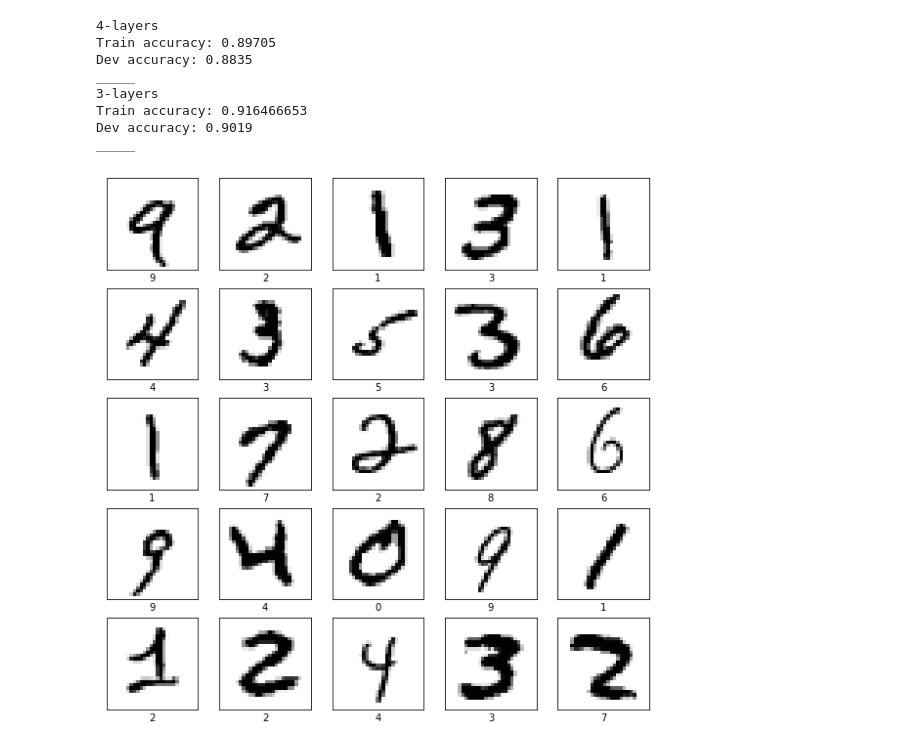
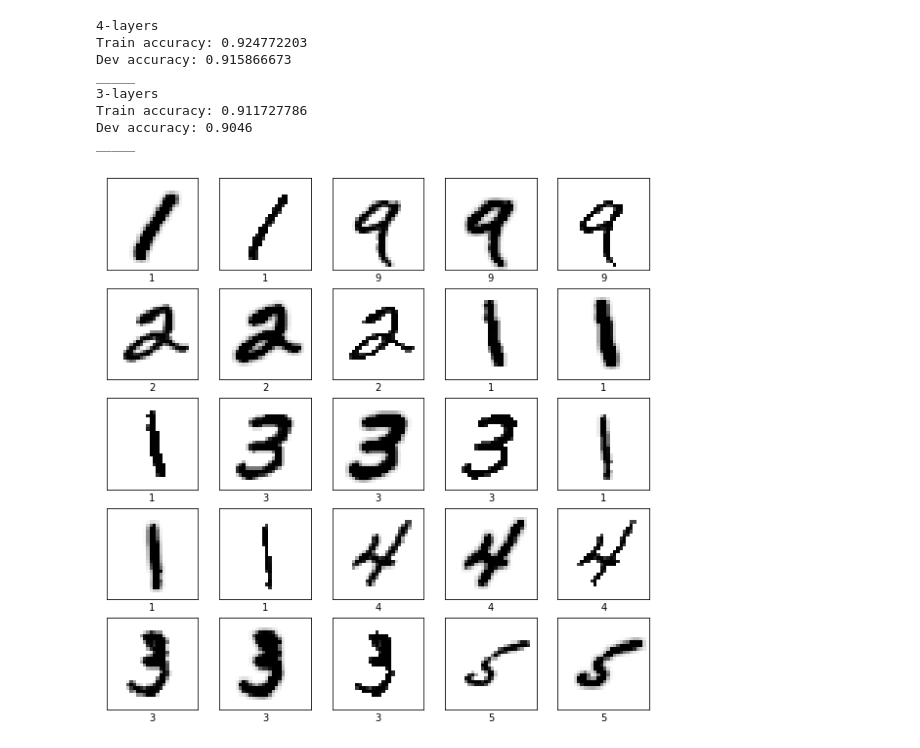
Before and after one commit to asarwinski/NeuralNetworks, a Jupyter notebook: MNIST/mnist.ipynb, the cells around one changed output. Saved outputs shown, nothing was run; the diff lists cells and outputs as text; code cells hidden in the pictures.

Commit message:
Training data is being blured and sharpedned

```diff
--- a/MNIST/mnist.ipynb
+++ b/MNIST/mnist.ipynb
@@ -256,16 +240,38 @@ def get_training_data(batch_size):
 # %%
 def blur(img):
+    img = tf.reshape(img, [1,image_height,image_width,1])
     kernel = tf.ones([3,3,1,1], dtype=tf.float32)
     mask = tf.nn.conv2d(img, kernel, strides=1, padding='SAME')
     mask = mask / 9
     img = img + mask
     img = tf.math.minimum(img, 1)
-    return img
+    return tf.reshape(img, [-1])
 # %%
 def sharpen(img):
     mask = img > 0.7
     mask = tf.cast(mask, tf.float32)
     return img * mask
+# %%
+def get_training_data(batch_size):
+    (x_train, y_train), (x_dev, y_dev) = tf.keras.datasets.mnist.load_data()
+
+    train_ds = tf.data.Dataset.from_tensor_slices((x_train, y_train))
+    train_ds = train_ds.map(lambda x,y: (tf.reshape(x,[-1])/255, tf.one_hot(y,10)), num_parallel_calls=tf.data.experimental.AUTOTUNE)
+    train_ds = train_ds.interleave(lambda x,y: tf.data.Dataset.from_tensor_slices(([x, blur(x), sharpen(x)], [y,y,y])),block_length=3, num_parallel_calls=tf.data.experimental.AUTOTUNE)
+    train_ds = train_ds.batch(batch_size)
+    train_ds = train_ds.map(lambda x,y: (tf.linalg.matrix_transpose(x), tf.linalg.matrix_transpose(y)), num_parallel_calls=tf.data.experimental.AUTOTUNE)
+    train_ds = train_ds.cache()
+    train_ds = train_ds.prefetch(tf.data.experimental.AUTOTUNE)
+
+    dev_ds = tf.data.Dataset.from_tensor_slices((x_dev, y_dev))
+    dev_ds = dev_ds.map(lambda x,y: (tf.reshape(x,[-1])/255, tf.one_hot(y,10)), num_parallel_calls=tf.data.experimental.AUTOTUNE)
+    dev_ds = dev_ds.interleave(lambda x,y: tf.data.Dataset.from_tensor_slices(([x, blur(x), sharpen(x)], [y,y,y])),block_length=3, num_parallel_calls=tf.data.experimental.AUTOTUNE)
+    dev_ds = dev_ds.batch(batch_size)
+    dev_ds = dev_ds.map(lambda x,y: (tf.linalg.matrix_transpose(x), tf.linalg.matrix_transpose(y)), num_parallel_calls=tf.data.experimental.AUTOTUNE)
+    dev_ds = dev_ds.cache()
+    dev_ds = dev_ds.prefetch(tf.data.experimental.AUTOTUNE)
+
+    return train_ds, dev_ds
 # %%
 for X, Y in train_ds.take(1):
     for img in tf.linalg.matrix_transpose(X)[:5]:
@@ -301,8 +290,8 @@ batch_size = 512
 train_ds, dev_ds = get_training_data(batch_size)
 # %%
 layer_names = [
-    ['dense', 'dense', 'dense', 'softmax'],
-    ['dense', 'dense', 'softmax']]
+    ['batch_norm', 'batch_norm', 'batch_norm', 'softmax'],
+    ['batch_norm', 'batch_norm', 'softmax']]
 #layer_names = [['batch_norm', 'batch_norm', 'softmax']]
 
 units = [
@@ -407,32 +394,32 @@ for model in models:
     print('_____')
 # %% [output]
 4-layers
-Train accuracy: 0.89705
-Dev accuracy: 0.8835
+Train accuracy: 0.924772203
+Dev accuracy: 0.915866673
 _____
 3-layers
-Train accuracy: 0.916466653
-Dev accuracy: 0.9019
+Train accuracy: 0.911727786
+Dev accuracy: 0.9046
 _____
 # %%
 for X, Y in train_ds.take(1):
     prediction = models[0].forward(X)
     prediction = tf.math.argmax(prediction, axis=0)
     ims = tf.reshape(X, [image_height, image_width, -1])
 
-offset = 4
+offset = 10
 
 plt.figure(figsize=(10,10))
 for i in range(25):
     plt.subplot(5,5,i+1)
     plt.xticks([])
     plt.yticks([])
     plt.grid(False)
     plt.imshow(ims[:,:,i+offset], cmap='binary')
     plt.xlabel(prediction[i+offset].numpy())
 plt.show()
 # %% [output]
-[figure, old version]
+[figure, new version]
 # %%
 f = tf.io.read_file('test.png')
 img = tf.image.decode_png(f)
```
Also changed, not shown: parts of 13 cells of this notebook.
